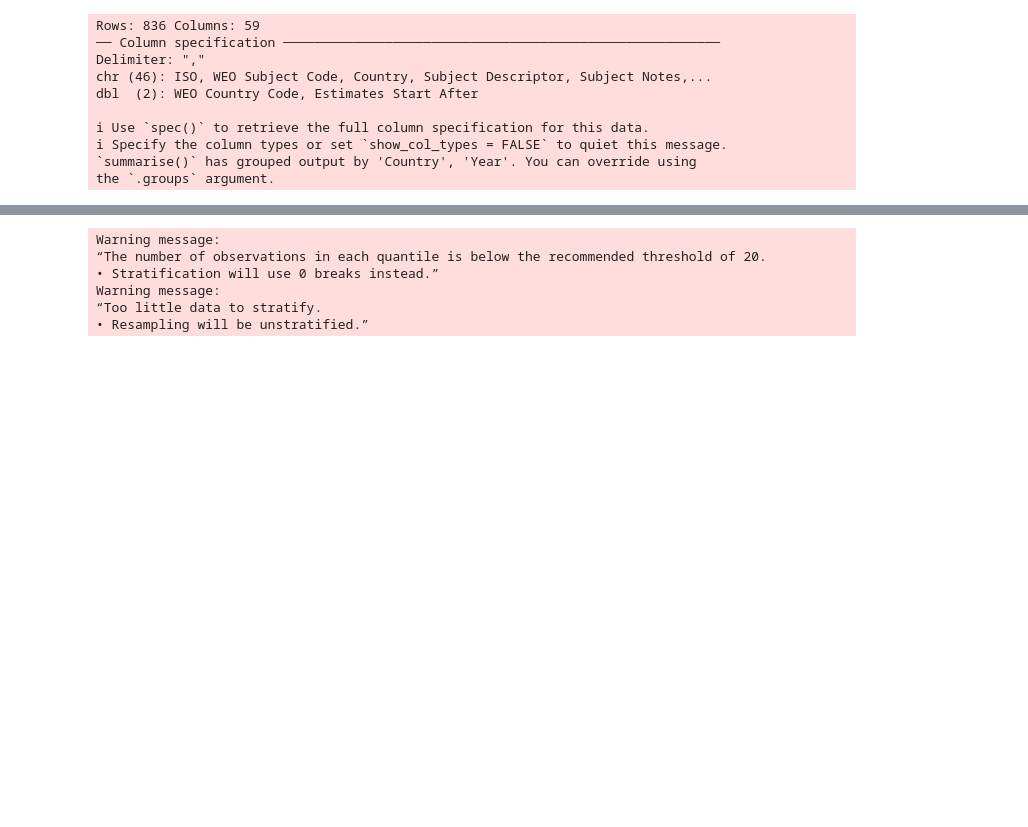
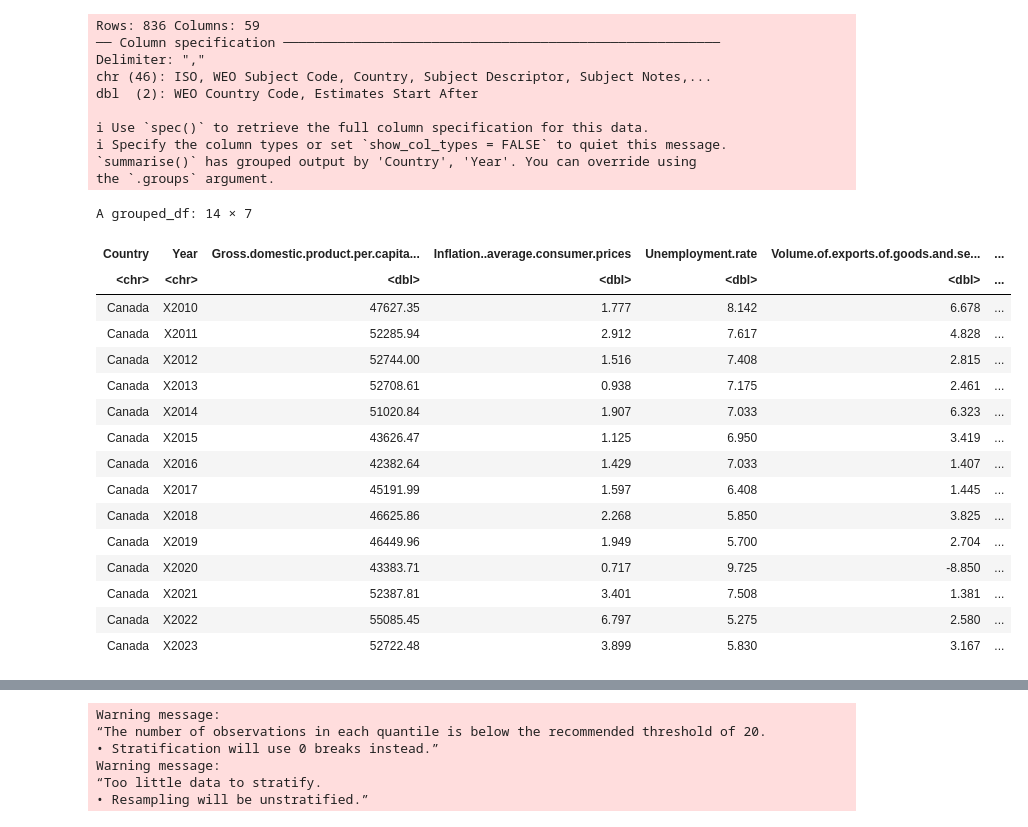
Before and after one commit to mparhar1/DSCI-100-Group-48-Project, a Jupyter notebook: data_analysis_draft.ipynb, the cells around one changed output, grey strips where cells are left out. Drawn from its saved outputs; the diff is of its cells as text; code cells hidden in the pictures; blank space fills up the shorter version.

```diff
--- a/data_analysis_draft.ipynb
+++ b/data_analysis_draft.ipynb
@@ -25,7 +7,7 @@ library(tidymodels)
 G20_economic_data <- read_csv("https://raw.githubusercontent.com/mparhar1/DSCI-100-Group-48-Project/main/WEOApri23G20.csv")
 colnames(G20_economic_data) <- make.names(colnames(G20_economic_data), unique = TRUE)
 
-tidy_G20_economic_data <- G20_economic_data |>
+can_economic_df <- G20_economic_data |>
     select(Country,
            Subject.Descriptor,
            Units,
@@ -37,35 +19,54 @@ tidy_G20_economic_data <- G20_economic_data |>
            Subject.Descriptor == "Inflation, average consumer prices" & Units == "Percent change" |
            Subject.Descriptor == "Unemployment rate"
           ) |>
-    filter(Country != "Argentina" & Country != "Saudi Arabia") |>
+    filter(Country == "Canada") |>
     mutate(X2014 = as.numeric(gsub(",","", X2014)),
            X2015 = as.numeric(gsub(",","", X2015)),
            X2016 = as.numeric(gsub(",","", X2016)),
            X2022 = as.numeric(gsub(",","", X2022)),
            X2023 = as.numeric(gsub(",","", X2023)),
           ) |>
     pivot_longer(cols = X2010:X2023,
                  names_to = "Year",
                  values_to = "Metric"
                 ) |>
     group_by(Country, Year, Subject.Descriptor) |>
     summarise(Metric = mean(Metric, na.rm = TRUE)) |>
     pivot_wider(names_from = Subject.Descriptor,
                 values_from = Metric
                )
 
-colnames(tidy_G20_economic_data) <- make.names(colnames(tidy_G20_economic_data), unique = TRUE)
+colnames(can_economic_df) <- make.names(colnames(can_economic_df), unique = TRUE)
+
+can_economic_df
 # %% [output]
 Rows: 836 Columns: 59
 ── Column specification ────────────────────────────────────────────────────────
 Delimiter: ","
 chr (46): ISO, WEO Subject Code, Country, Subject Descriptor, Subject Notes,...
 dbl  (2): WEO Country Code, Estimates Start After
 
 ℹ Use `spec()` to retrieve the full column specification for this data.
 ℹ Specify the column types or set `show_col_types = FALSE` to quiet this message.
 `summarise()` has grouped output by 'Country', 'Year'. You can override using
 the `.groups` argument.
+A grouped_df: 14 × 7
+| Country | Year | Gross.domestic.product.per.capita... | Inflation..average.consumer.prices | Unemployment.rate | Volume.of.exports.of.goods.and.se... | ... |
+| <chr> | <chr> | <dbl> | <dbl> | <dbl> | <dbl> | ... |
+| Canada | X2010 | 47627.35 | 1.777 | 8.142 | 6.678 | ... |
+| Canada | X2011 | 52285.94 | 2.912 | 7.617 | 4.828 | ... |
+| Canada | X2012 | 52744.00 | 1.516 | 7.408 | 2.815 | ... |
+| Canada | X2013 | 52708.61 | 0.938 | 7.175 | 2.461 | ... |
+| Canada | X2014 | 51020.84 | 1.907 | 7.033 | 6.323 | ... |
+| Canada | X2015 | 43626.47 | 1.125 | 6.950 | 3.419 | ... |
+| Canada | X2016 | 42382.64 | 1.429 | 7.033 | 1.407 | ... |
+| Canada | X2017 | 45191.99 | 1.597 | 6.408 | 1.445 | ... |
+| Canada | X2018 | 46625.86 | 2.268 | 5.850 | 3.825 | ... |
+| Canada | X2019 | 46449.96 | 1.949 | 5.700 | 2.704 | ... |
+| Canada | X2020 | 43383.71 | 0.717 | 9.725 | -8.850 | ... |
+| Canada | X2021 | 52387.81 | 3.401 | 7.508 | 1.381 | ... |
+| Canada | X2022 | 55085.45 | 6.797 | 5.275 | 2.580 | ... |
+| Canada | X2023 | 52722.48 | 3.899 | 5.830 | 3.167 | ... |
 # %%
 set.seed(100)
 
```
Also changed, not shown: parts of 5 cells of this notebook.
